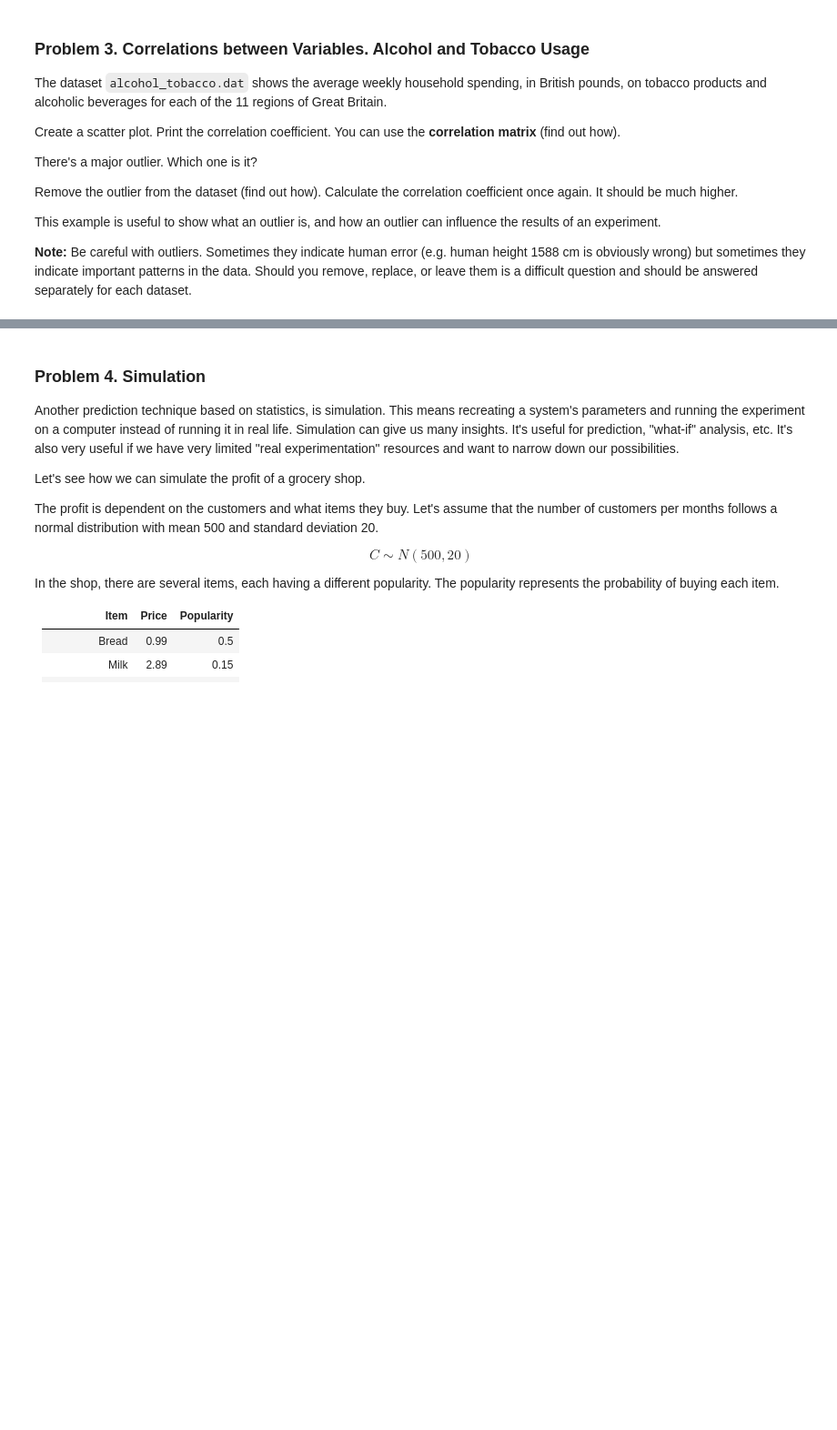
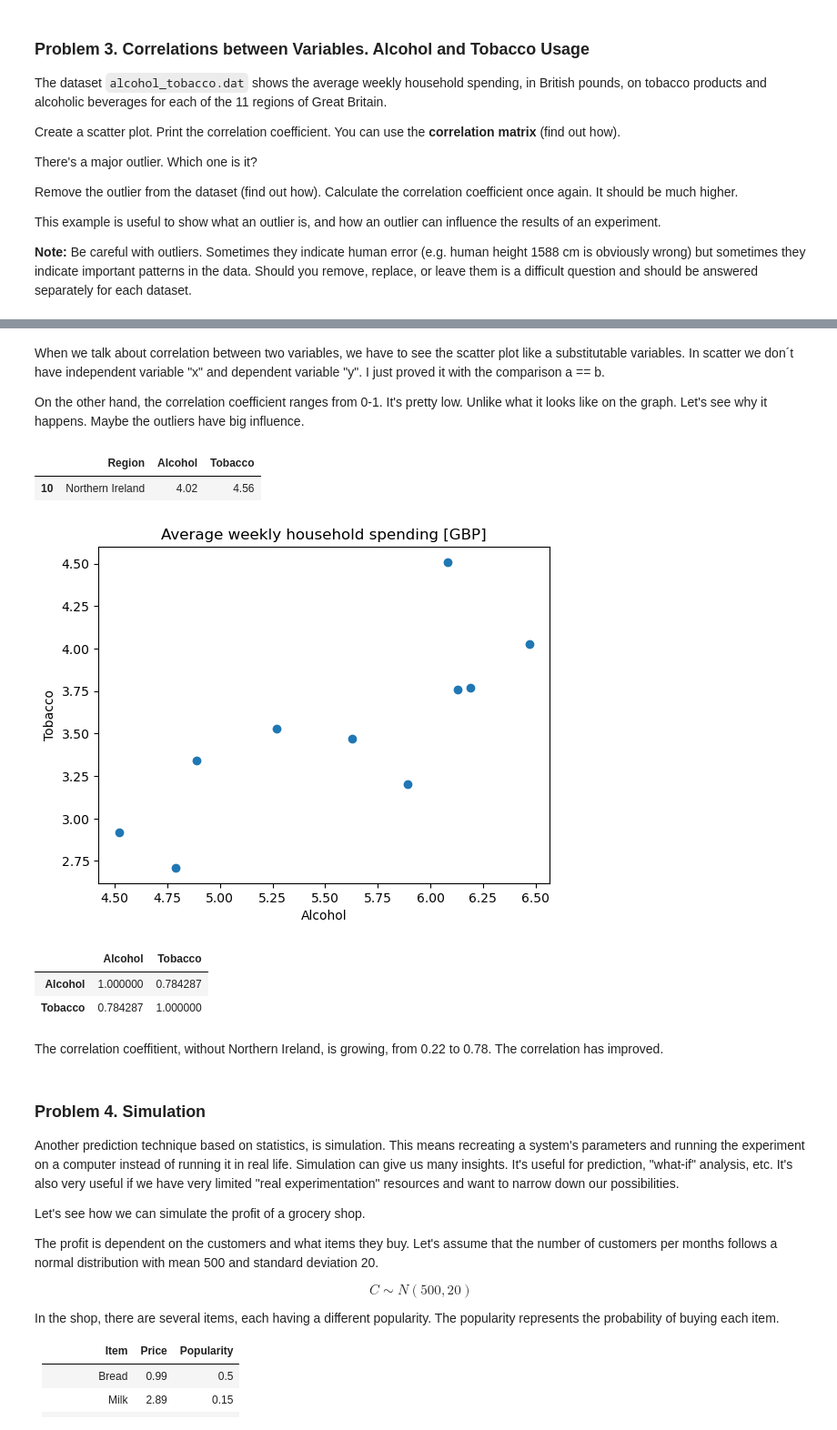
Before and after one commit to mstoychev/Math-Concepts-for-Developers, a Jupyter notebook: 6. Statistics/2. Exercises/Statistics Exercise.ipynb, the cells around one changed output, grey strips where cells are left out. Shown at 91% size. Saved outputs shown, nothing was run; the diff lists cells and outputs as text; code cells hidden in the pictures; blank space fills up the shorter version.

```diff
--- a/6. Statistics/2. Exercises/Statistics Exercise.ipynb
+++ b/6. Statistics/2. Exercises/Statistics Exercise.ipynb
@@ -251,3 +311,34 @@ This example is useful to show what an outlier is, and how an outlier can influe
+# %% [markdown]
+When we talk about correlation between two variables, we have to see the scatter plot like a substitutable variables. In scatter we don´t have independent variable "x" and dependent variable "y". I just proved it with the comparison a == b.
+
+
+On the other hand, the correlation coefficient ranges from 0-1. It's pretty low. Unlike what it looks like on the graph. Let's see why it happens. Maybe the outliers have big influence.
+# %%
+# trying to isolate the outlier
+data[
+    (data["Alcohol"] < 4.5) &
+    (data["Tobacco"] > 4.25)
+]
+# %% [output]
+|  | Region | Alcohol | Tobacco |
+| 10 | Northern Ireland | 4.02 | 4.56 |
+# %%
+data_no_NI = data.drop(10)  #index 10 is Northern Ireland
+plt.scatter(data_no_NI["Alcohol"], data_no_NI["Tobacco"])
+plt.xlabel("Alcohol")
+plt.ylabel("Tobacco")
+plt.title("Average weekly household spending [GBP]")
+plt.show()
+# %% [output]
+[figure, added]
+# %%
+data_no_NI.corr()
+# %% [output]
+|  | Alcohol | Tobacco |
+| Alcohol | 1.000000 | 0.784287 |
+| Tobacco | 0.784287 | 1.000000 |
+# %% [markdown]
+The correlation coeffitient, without Northern Ireland, is growing, from 0.22 to 0.78. The correlation has improved.
 # %% [markdown]
 ### Problem 4. Simulation
 Another prediction technique based on statistics, is simulation. This means recreating a system's parameters and running the experiment on a computer instead of running it in real life. Simulation can give us many insights. It's useful for prediction, "what-if" analysis, etc. It's also very useful if we have very limited "real experimentation" resources and want to narrow down our possibilities.
```
Also changed, not shown: parts of 15 cells of this notebook.
